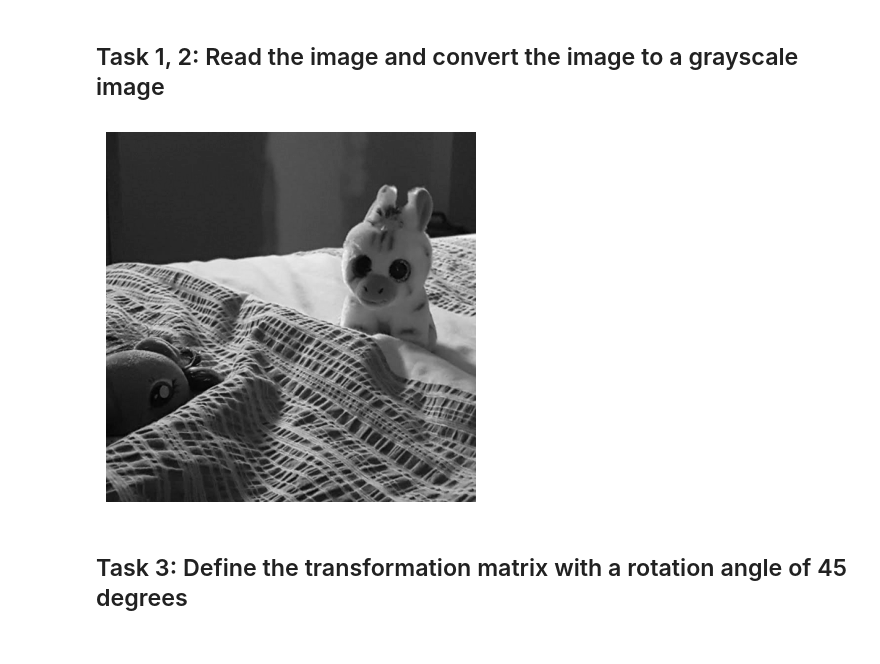
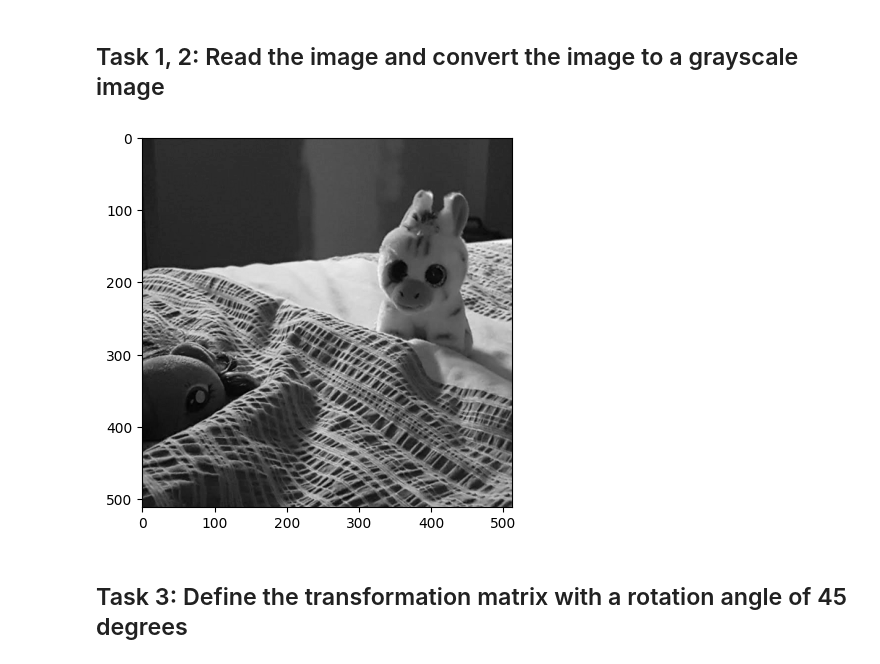
Before and after one commit to dev-nanthan/Vision_Lab1, a Jupyter notebook: Lab1_trans.ipynb, the cells around one changed output. Drawn from its saved outputs; the diff is of its cells as text; code cells hidden in the pictures.

```diff
--- a/Lab1_trans.ipynb
+++ b/Lab1_trans.ipynb
@@ -5,21 +5,20 @@
 # %%
 import cv2
 import matplotlib.pyplot as plt
 import numpy as np
 import math
 
 # Read the image in RGB format
 image = cv2.imread('im1.png')
 
 # Convert the image to grayscale
 gray_image = cv2.cvtColor(image, cv2.COLOR_BGR2GRAY)
 
 # Display the grayscale image
 plt.imshow(gray_image, cmap='gray')
-plt.axis('off')
 plt.show()
 # %% [output]
-[figure, old version]
+[figure, new version]
 # %% [markdown]
 ## Task 3: Define the transformation matrix with a rotation angle of 45 degrees
 # %%
```
Also changed, not shown: parts of 8 cells of this notebook.
